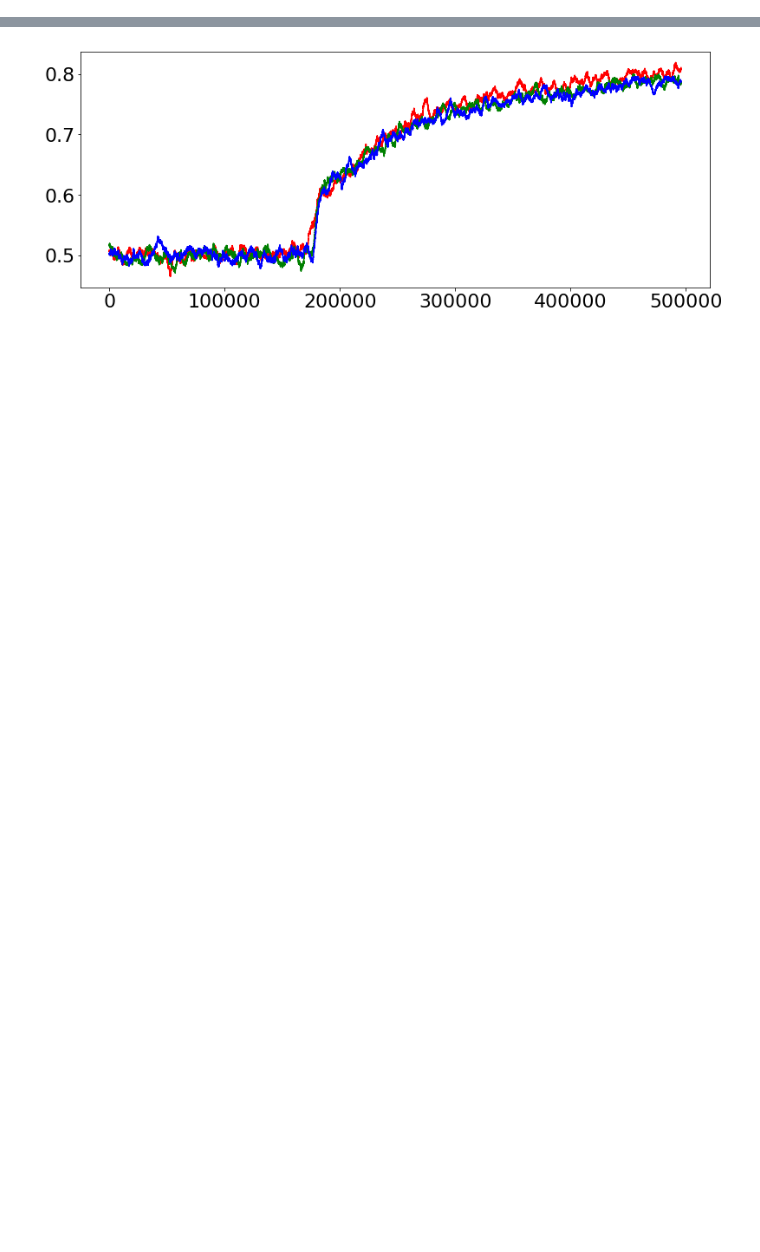
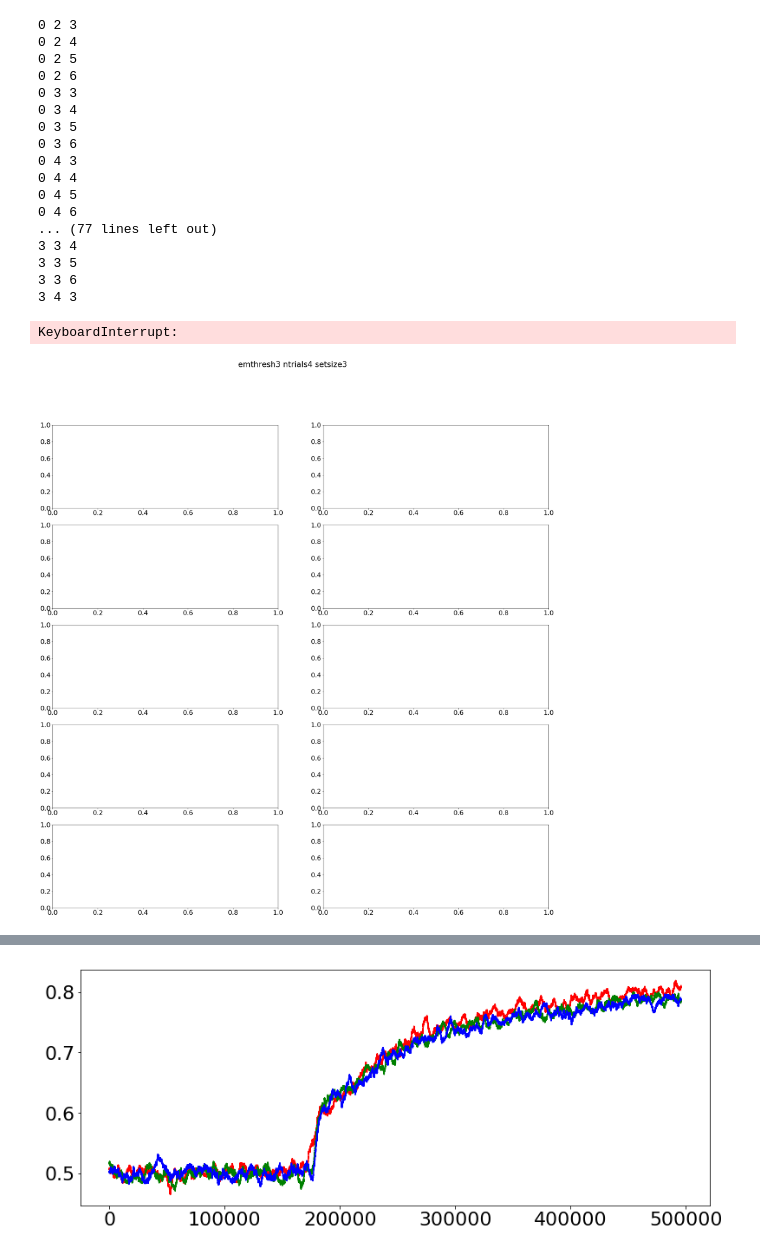
Before and after one commit to andrebeu/nback, a Jupyter notebook: pure EM - item recognition.ipynb, the cells around one changed output, grey strips where cells are left out. Drawn from its saved outputs; the diff is of its cells as text; code cells hidden in the pictures; blank space fills up the shorter version.

```diff
--- a/pure EM - item recognition.ipynb
+++ b/pure EM - item recognition.ipynb
@@ -23,0 +21,6 @@ The autoreload extension is already loaded. To reload it, use:
+# %%
+def mov_avg(arr,wind=5000):
+  ma = -np.ones(len(arr)-wind)
+  for idx in range(len(arr)-wind):
+    ma[idx] = arr[idx:idx+wind].mean()
+  return ma
@@ -23,0 +62,27 @@ The autoreload extension is already loaded. To reload it, use:
+# %%
+def plot_train_acc2(ntrials,setsize):
+  """
+  different ax for each emthresh
+  different seeds plotted with different colors on same ax
+  """
+  emL = range(10)
+  seedL = range(4)
+  fig,axarr = plt.subplots(5,2,figsize=(30,30));axarr=axarr.reshape(-1)
+  plt.suptitle('ntrials%i-setsize%i'%(ntrials,setsize),fontsize=60)
+  for ax,emthresh in zip(axarr,emL):
+    ax.set_title('emthresh%i'%emthresh)
+    ax.grid(True)
+    ax.set_ylim(0.4,1.05)
+    for seed in seedL:
+      trsc = load_concat_tracc(emthresh,ntrials,setsize,seed)
+      tracc = mov_avg(trsc.mean(-1),2000)
+      ax.plot(tracc)
+  return None
+# %%
+ntL = [2,3,4,5,10,15,20]
+ssL = [3,4,5,6]
+for ntrials,setsize in itertools.product(ntL,ssL):
+  print(ntrials,setsize)
+  plot_train_acc2(ntrials,setsize)
+  plt.savefig('figures/IRsweep/train_acc/ntrials%isetsize%i'%(ntrials,setsize))
+  plt.close('all')
@@ -23,0 +107,31 @@ The autoreload extension is already loaded. To reload it, use:
+# %%
+emL = range(11)
+ntL = [2,3,4,5,10,15,20]
+ssL = [3,4,5,6]
+seedL = range(3)
+
+for emthresh,ntrials,setsize in itertools.product(emL,ntL,ssL):
+  print(emthresh,ntrials,setsize)
+  plot_train_acc(emthresh,ntrials,setsize)
+  plt.savefig('figures/IRsweep/train_acc/emthresh%i-ntrials%isetsize%i'%(emthresh,ntrials,setsize))
+  plt.close('all')
+# %% [output]
+0 2 3
+0 2 4
+0 2 5
+0 2 6
+0 3 3
+0 3 4
+0 3 5
+0 3 6
+0 4 3
+0 4 4
+0 4 5
+0 4 6
+... (77 lines left out)
+3 3 4
+3 3 5
+3 3 6
+3 4 3
+KeyboardInterrupt:
+[figure, added]
```
Also changed, not shown: parts of 26 cells of this notebook, 6 other files.
